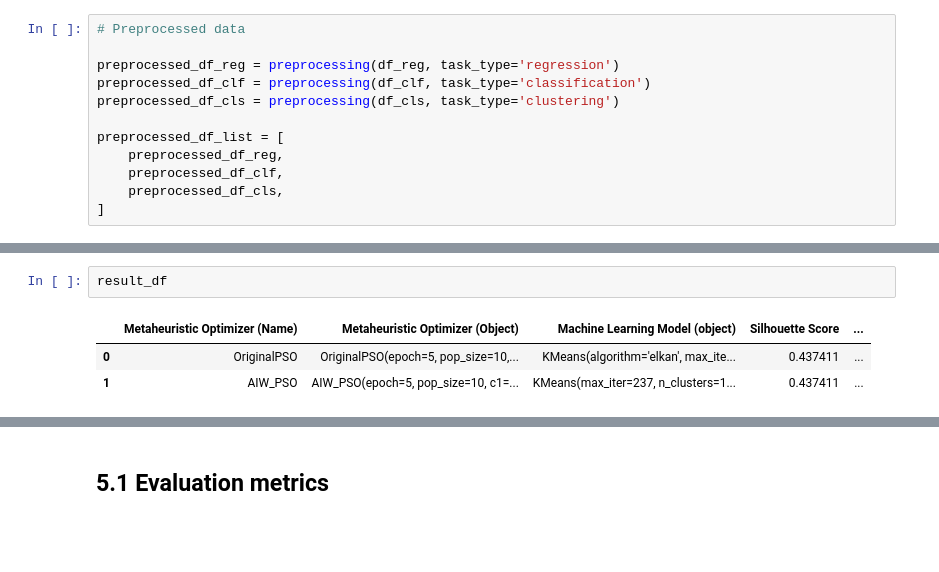
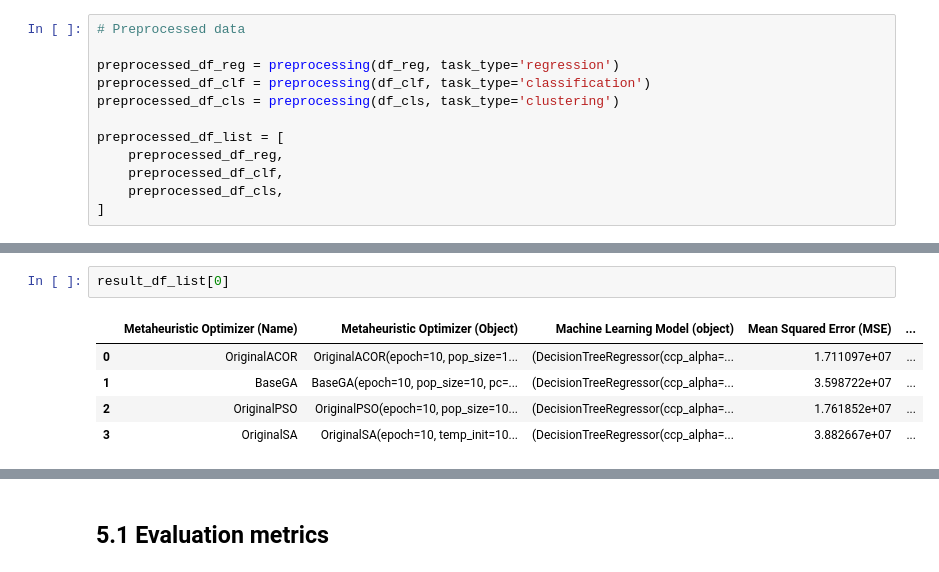
Before and after one commit to Haifansantos/MetaOpt, a Jupyter notebook: notebooks/Fritz_PSO.ipynb, the cells around one changed output, grey strips where cells are left out. Drawn from its saved outputs; the diff is of its cells as text; blank space fills up the shorter version.

```diff
--- a/notebooks/Fritz_PSO.ipynb
+++ b/notebooks/Fritz_PSO.ipynb
@@ -936,6 +962,8 @@ KMeans(algorithm='elkan', max_iter=351, n_clusters=15, n_init=10)
-# %%
-result_df
-# %% [output]
-|  | Metaheuristic Optimizer (Name) | Metaheuristic Optimizer (Object) | Machine Learning Model (object) | Silhouette Score | ... |
-| 0 | OriginalPSO | OriginalPSO(epoch=5, pop_size=10,... | KMeans(algorithm='elkan', max_ite... | 0.437411 | ... |
-| 1 | AIW_PSO | AIW_PSO(epoch=5, pop_size=10, c1=... | KMeans(max_iter=237, n_clusters=1... | 0.437411 | ... |
+# %%
+result_df_list[0]
+# %% [output]
+|  | Metaheuristic Optimizer (Name) | Metaheuristic Optimizer (Object) | Machine Learning Model (object) | Mean Squared Error (MSE) | ... |
+| 0 | OriginalACOR | OriginalACOR(epoch=10, pop_size=1... | (DecisionTreeRegressor(ccp_alpha=... | 1.711097e+07 | ... |
+| 1 | BaseGA | BaseGA(epoch=10, pop_size=10, pc=... | (DecisionTreeRegressor(ccp_alpha=... | 3.598722e+07 | ... |
+| 2 | OriginalPSO | OriginalPSO(epoch=10, pop_size=10... | (DecisionTreeRegressor(ccp_alpha=... | 1.761852e+07 | ... |
+| 3 | OriginalSA | OriginalSA(epoch=10, temp_init=10... | (DecisionTreeRegressor(ccp_alpha=... | 3.882667e+07 | ... |
```
Also changed, not shown: parts of 7 cells of this notebook.
